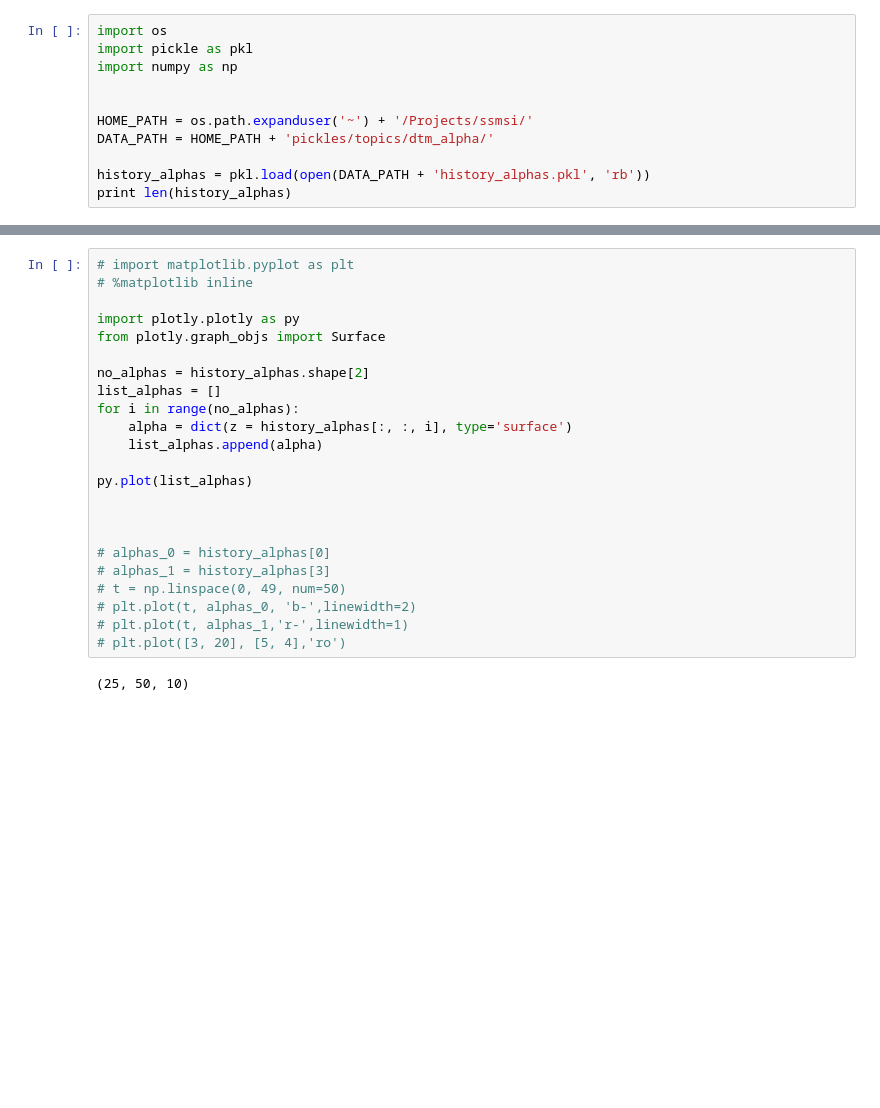
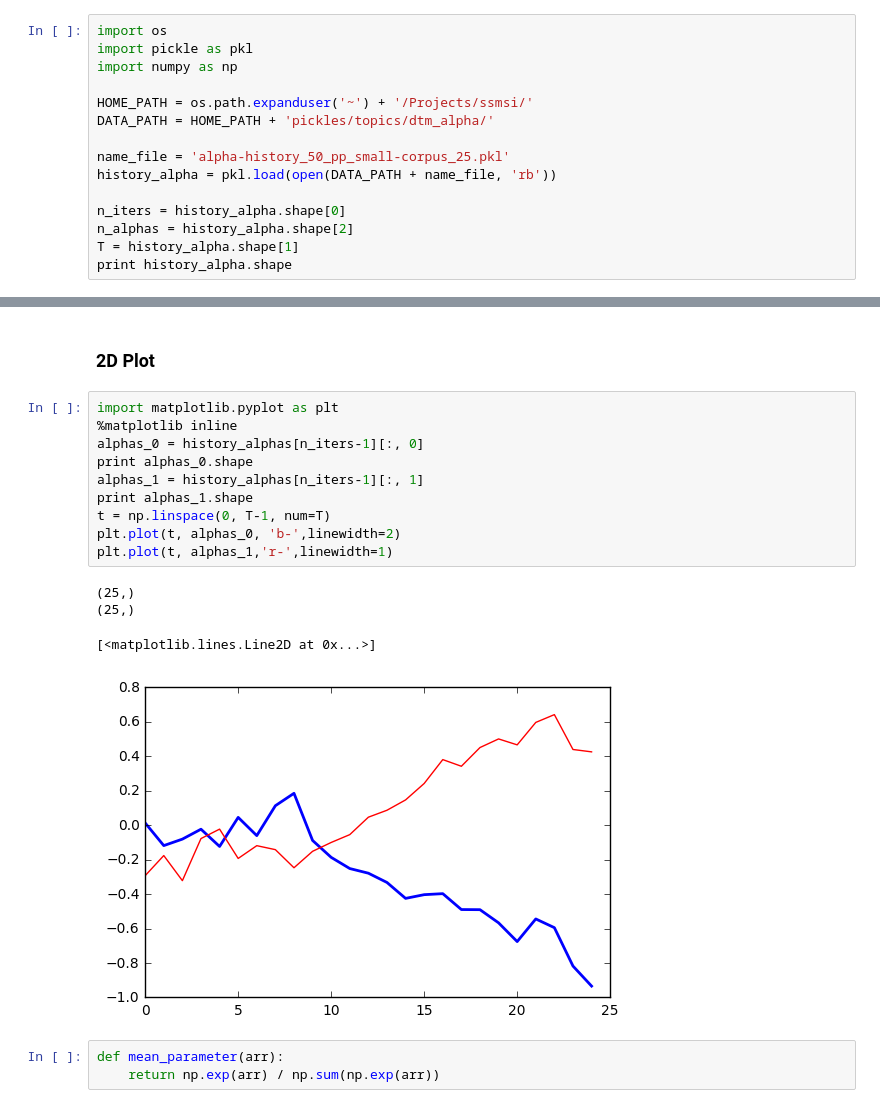
Before and after one commit to perdaug/ssmsi, a Jupyter notebook: notebooks/results-analysis/plot_alphas.ipynb, the cells around one changed output, grey strips where cells are left out. Saved outputs shown, nothing was run; the diff lists cells and outputs as text; blank space fills up the shorter version.

```diff
--- a/notebooks/results-analysis/plot_alphas.ipynb
+++ b/notebooks/results-analysis/plot_alphas.ipynb
@@ -3,10 +3,14 @@ import os
 import pickle as pkl
 import numpy as np
 
-
 HOME_PATH = os.path.expanduser('~') + '/Projects/ssmsi/'
 DATA_PATH = HOME_PATH + 'pickles/topics/dtm_alpha/'
 
-history_alphas = pkl.load(open(DATA_PATH + 'history_alphas.pkl', 'rb'))
-print len(history_alphas)
+name_file = 'alpha-history_50_pp_small-corpus_25.pkl'
+history_alpha = pkl.load(open(DATA_PATH + name_file, 'rb'))
+
+n_iters = history_alpha.shape[0]
+n_alphas = history_alpha.shape[2]
+T = history_alpha.shape[1]
+print history_alpha.shape
 # %% [output]
@@ -14,25 +34,20 @@ print len(history_alphas)
+# %% [markdown]
+### 2D Plot
 # %%
-# import matplotlib.pyplot as plt
-# %matplotlib inline
-
-import plotly.plotly as py
-from plotly.graph_objs import Surface
-
-no_alphas = history_alphas.shape[2]
-list_alphas = []
-for i in range(no_alphas):
-    alpha = dict(z = history_alphas[:, :, i], type='surface')
-    list_alphas.append(alpha)
-
-py.plot(list_alphas)
-
-
-
-# alphas_0 = history_alphas[0]
-# alphas_1 = history_alphas[3]
-# t = np.linspace(0, 49, num=50)
-# plt.plot(t, alphas_0, 'b-',linewidth=2)
-# plt.plot(t, alphas_1,'r-',linewidth=1)
-# plt.plot([3, 20], [5, 4],'ro')
+import matplotlib.pyplot as plt
+%matplotlib inline
+alphas_0 = history_alphas[n_iters-1][:, 0]
+print alphas_0.shape
+alphas_1 = history_alphas[n_iters-1][:, 1]
+print alphas_1.shape
+t = np.linspace(0, T-1, num=T)
+plt.plot(t, alphas_0, 'b-',linewidth=2)
+plt.plot(t, alphas_1,'r-',linewidth=1)
 # %% [output]
-(25, 50, 10)
+(25,)
+(25,)
+[<matplotlib.lines.Line2D at 0x...>]
+[figure, added]
+# %%
+def mean_parameter(arr):
+    return np.exp(arr) / np.sum(np.exp(arr))
```
Also changed, not shown: parts of 5 cells of this notebook, 4 other files.
